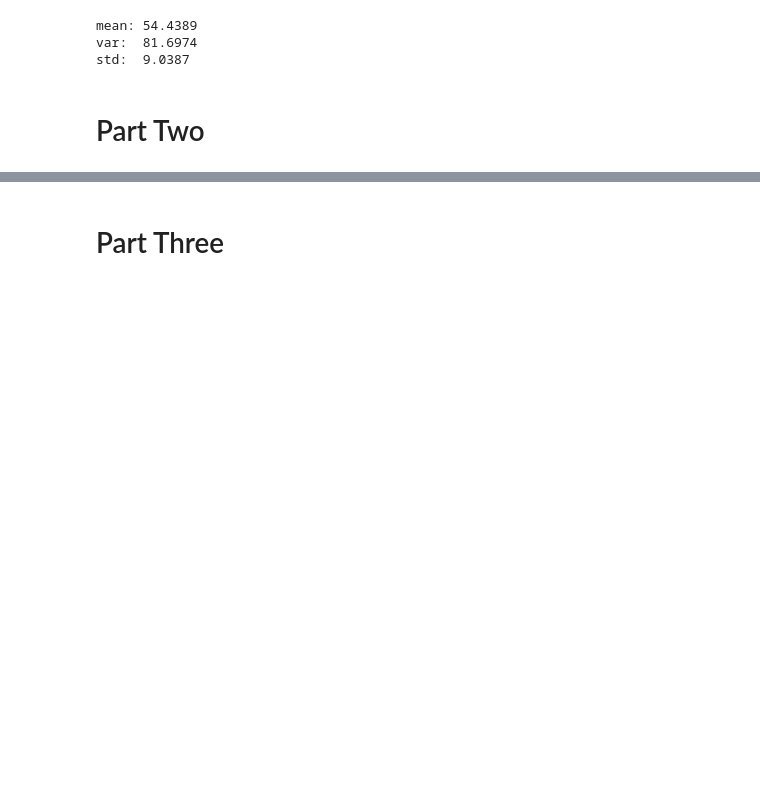
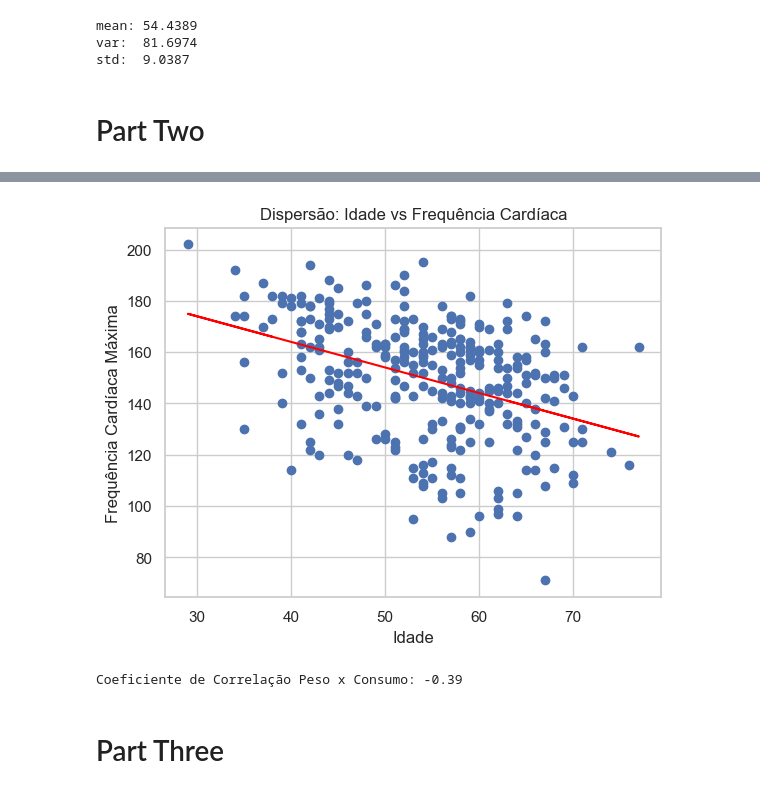
Before and after one commit to KevBoyz/heart-disease-analysis, a Jupyter notebook: all_stuff.ipynb, the cells around one changed output, grey strips where cells are left out. Cells and saved outputs as stored; diff of their text form; code cells hidden in the pictures; blank space fills up the shorter version.

```diff
--- a/all_stuff.ipynb
+++ b/all_stuff.ipynb
@@ -165,3 +179,19 @@ std:  9.0387
+# %%
+plt.scatter(df["age"], df["thalach"])
+z = np.polyfit(df["age"], df["thalach"], 1)
+p = np.poly1d(z)
+plt.plot (df["age"], p(df["age"]), color='red')
+plt.title("Dispersão: Idade vs Frequência Cardíaca")
+plt.xlabel("Idade")
+plt.ylabel("Frequência Cardíaca Máxima")
+plt.grid(True)
+plt.show()
+
+correlacao_mpg = df["age"].corr(df["thalach"])
+print(f"Coeficiente de Correlação Peso x Consumo: {correlacao_mpg:.2f}")
+# %% [output]
+[figure, added]
+Coeficiente de Correlação Peso x Consumo: -0.39
 # %% [markdown]
 # Part Three
 # %% [markdown]
```
Also changed, not shown: parts of 3 cells of this notebook, 1 other file.
